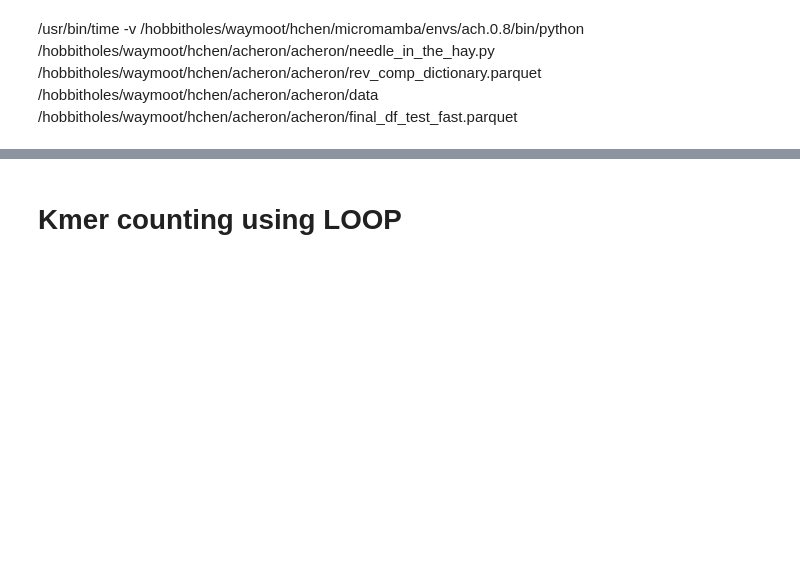
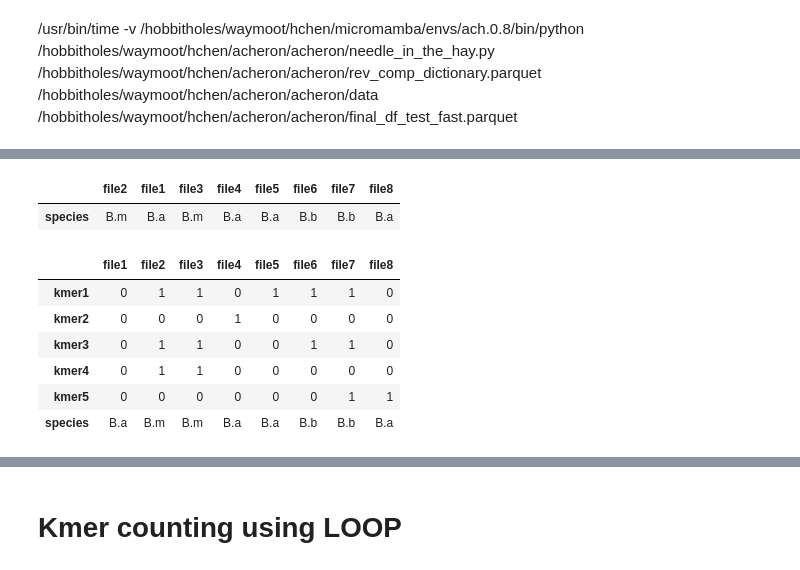
Before and after one commit to ComputationalPathogens/acheron, a Jupyter notebook: acheron/analysis.ipynb, the cells around one changed output, grey strips where cells are left out. Drawn from its saved outputs; the diff is of its cells as text; code cells hidden in the pictures; blank space fills up the shorter version.

```diff
--- a/acheron/analysis.ipynb
+++ b/acheron/analysis.ipynb
@@ -605,0 +838,3 @@ UsageError: Cell magic `%%memit` not found.
+# %%
+df = pd.read_parquet('temp_df.parquet')
+df
@@ -605,0 +866,17 @@ UsageError: Cell magic `%%memit` not found.
+# %%
+species_df = pd.DataFrame([['B.m', 'B.a', 'B.m', 'B.a', 'B.a', 'B.b','B.b', 'B.a']],columns = ["file2", "file1",'file3','file4','file5','file6','file7','file8'],index = ['species'])
+species_df
+# %% [output]
+|  | file2 | file1 | file3 | file4 | file5 | file6 | file7 | file8 |
+| species | B.m | B.a | B.m | B.a | B.a | B.b | B.b | B.a |
+# %%
+data = pd.concat([df,species_df])
+data
+# %% [output]
+|  | file1 | file2 | file3 | file4 | file5 | file6 | file7 | file8 |
+| kmer1 | 0 | 1 | 1 | 0 | 1 | 1 | 1 | 0 |
+| kmer2 | 0 | 0 | 0 | 1 | 0 | 0 | 0 | 0 |
+| kmer3 | 0 | 1 | 1 | 0 | 0 | 1 | 1 | 0 |
+| kmer4 | 0 | 1 | 1 | 0 | 0 | 0 | 0 | 0 |
+| kmer5 | 0 | 0 | 0 | 0 | 0 | 0 | 1 | 1 |
+| species | B.a | B.m | B.m | B.a | B.a | B.b | B.b | B.a |
```
Also changed, not shown: parts of 46 cells of this notebook.
